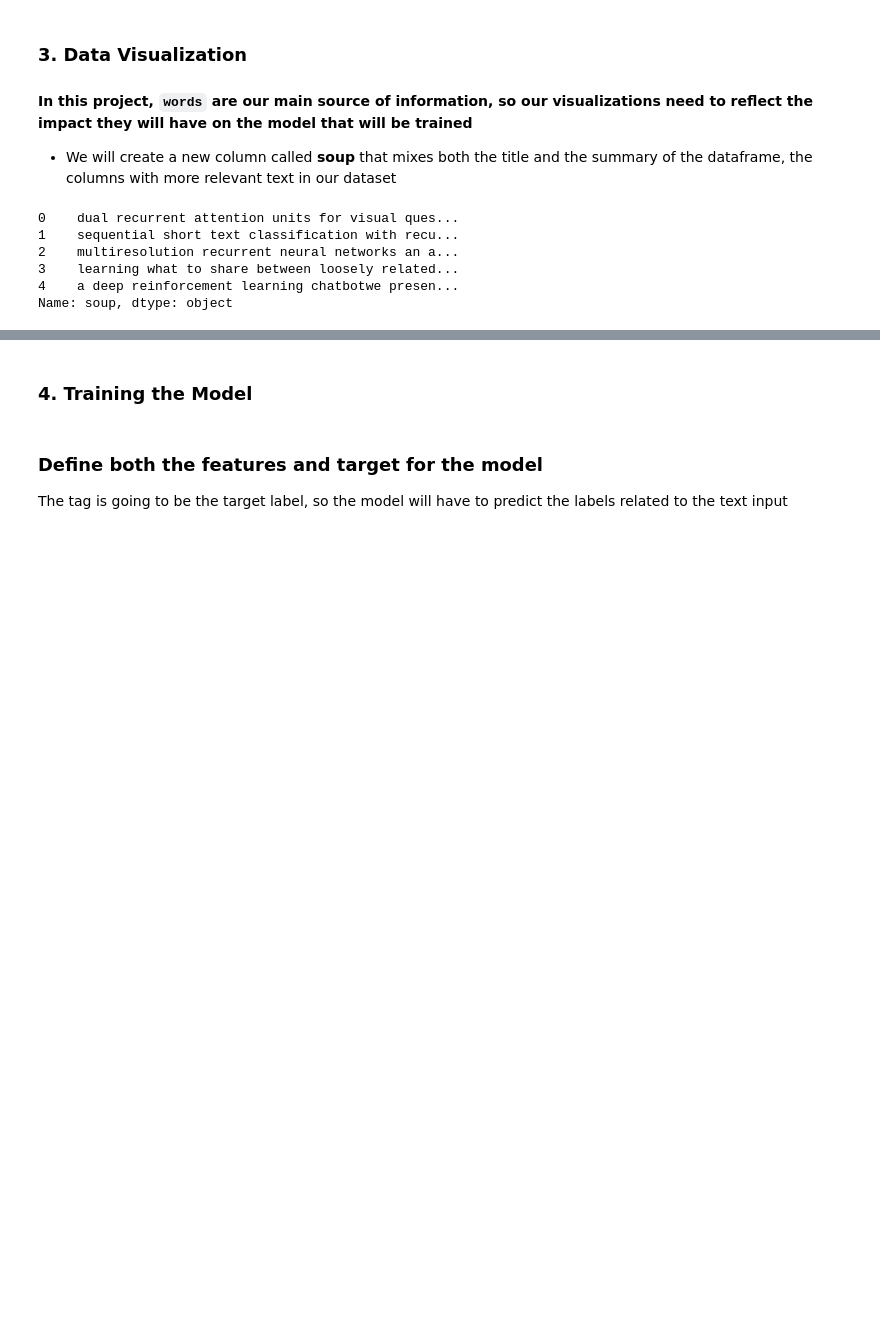
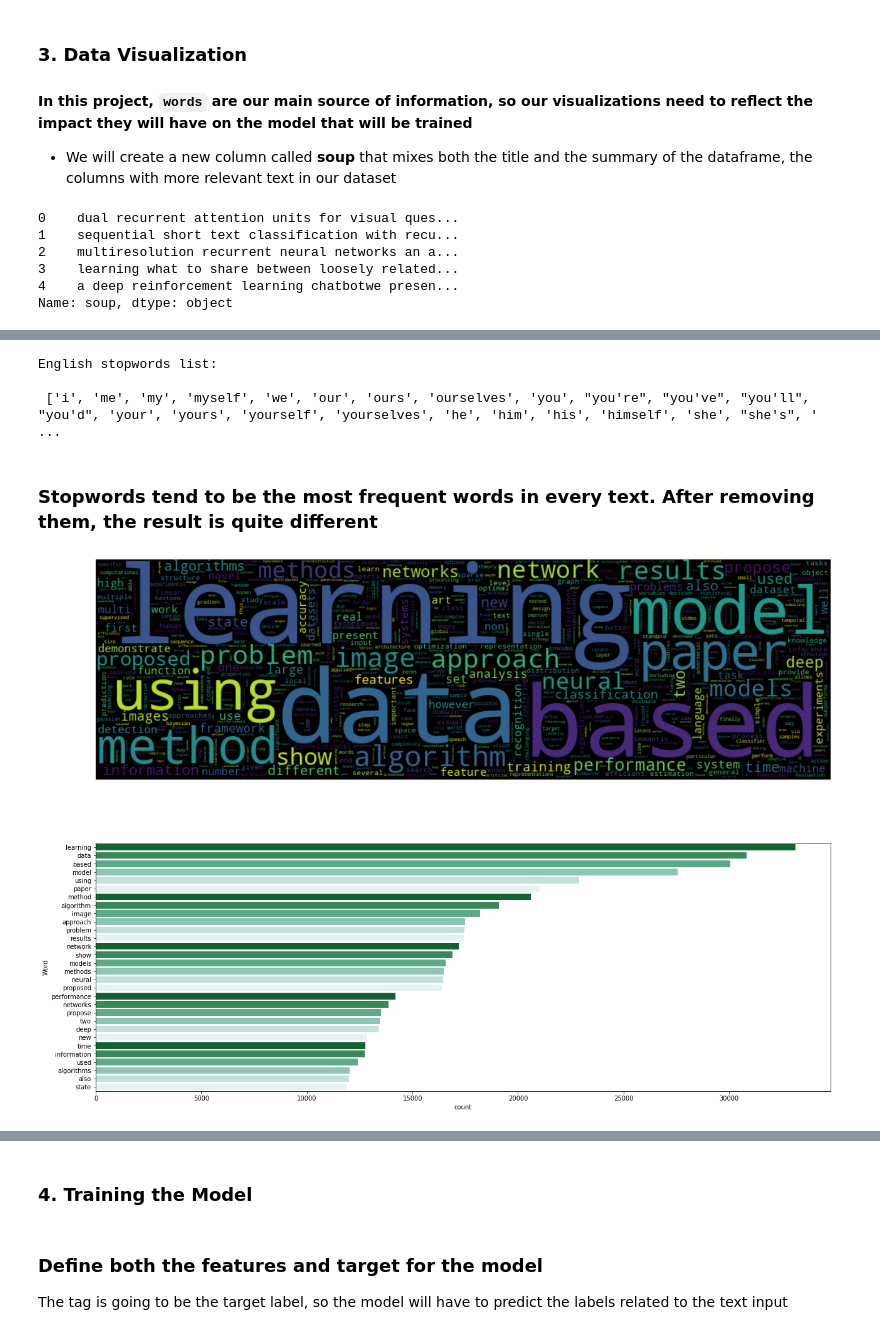
Before and after one commit to leosanchezsoler/bilbo-the-bot, a Jupyter notebook: main.ipynb, the cells around one changed output, grey strips where cells are left out. Cells and saved outputs as stored; diff of their text form; code cells hidden in the pictures; blank space fills up the shorter version.

```diff
--- a/main.ipynb
+++ b/main.ipynb
@@ -183,0 +192,16 @@ dictionary = tokenizer.word_index
+# %%
+print('English stopwords list:\n', '\n', stopwords.words('english'))
+# %% [output]
+English stopwords list:
+
+ ['i', 'me', 'my', 'myself', 'we', 'our', 'ours', 'ourselves', 'you', "you're", "you've", "you'll", "you'd", 'your', 'yours', 'yourself', 'yourselves', 'he', 'him', 'his', 'himself', 'she', "she's", ' ...
+# %% [markdown]
+### Stopwords tend to be the most frequent words in every text. After removing them, the result is quite different
+# %%
+# Use remove_stop_words_function
+df['soup'] = df['soup'].apply(lambda x: remove_stop_words(x))
+
+# Plot 30 most frequent words without stopwords
+freq_words(df['soup'], save=True, filename='wordcloud_wo_stopwords')
+# %% [output]
+[figure, added]
```
Also changed, not shown: parts of 16 cells of this notebook, 8 other files.
